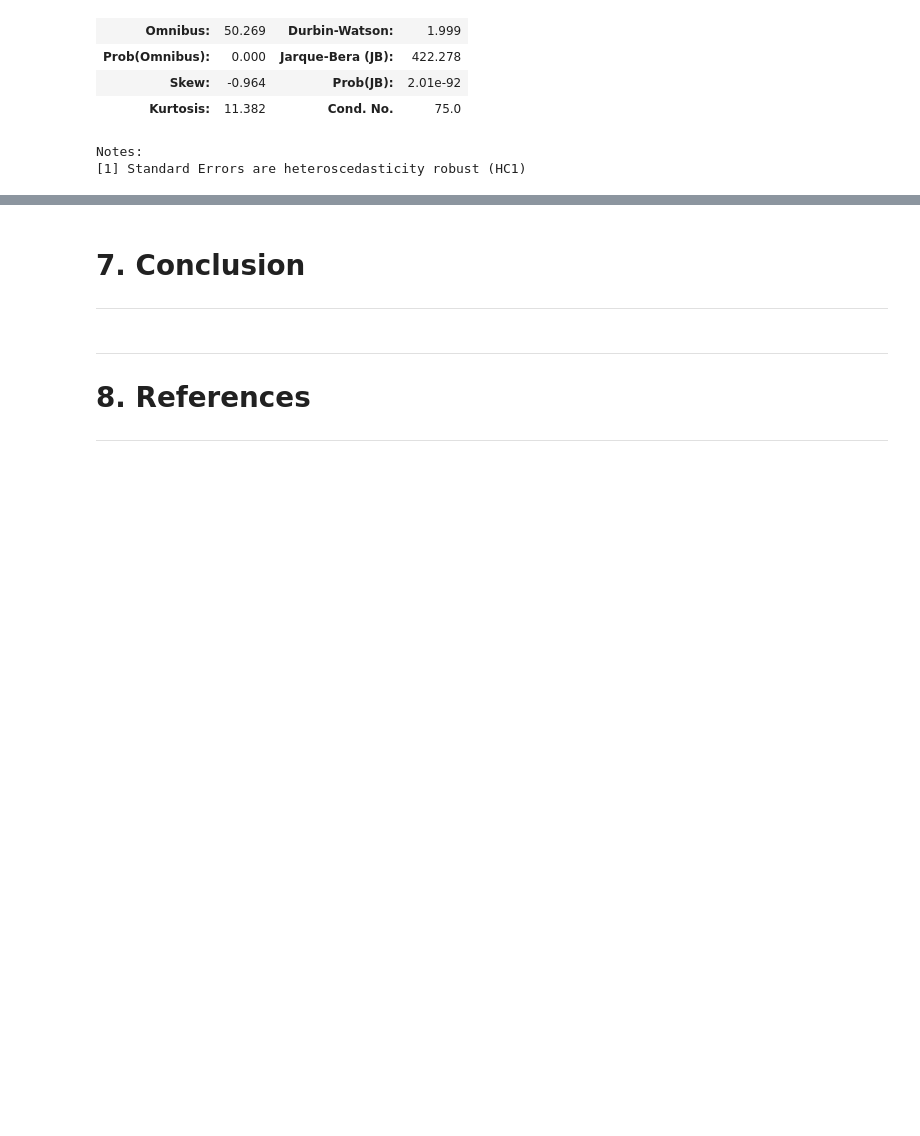
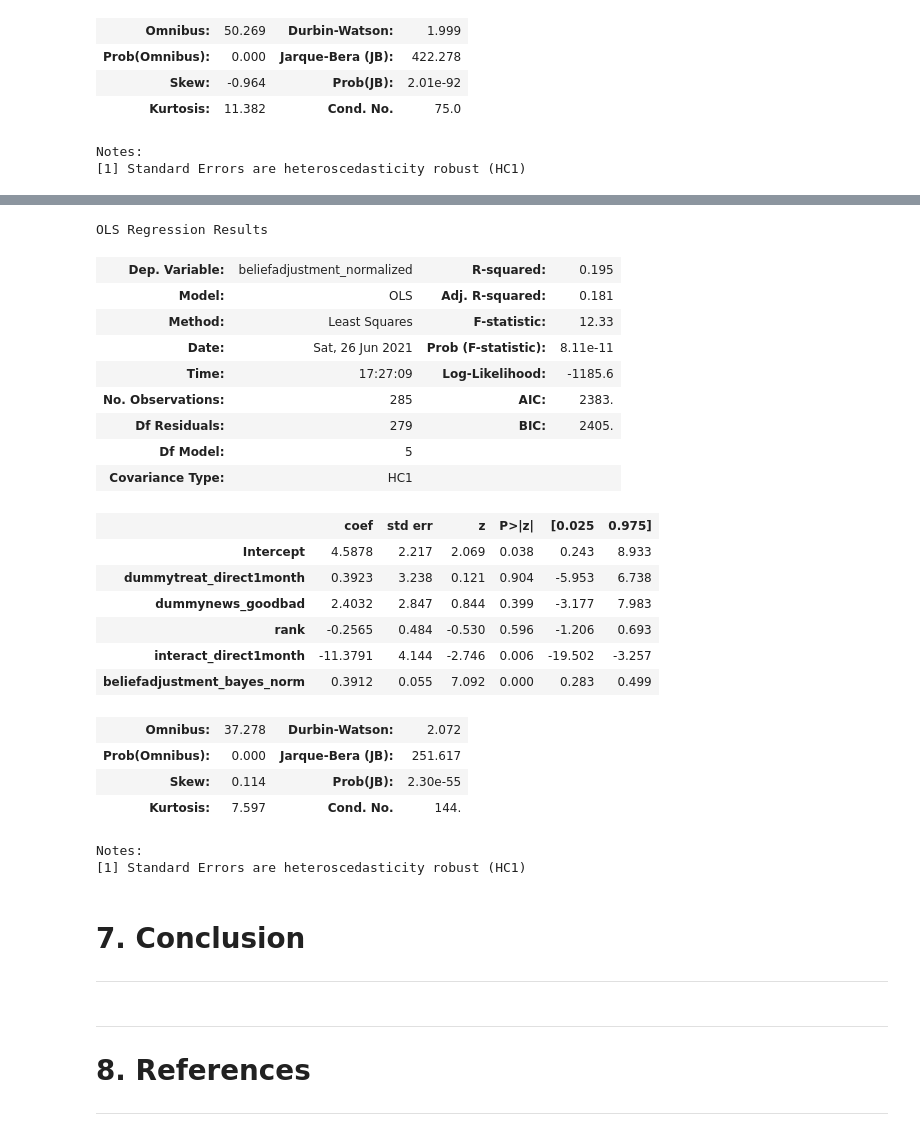
Before and after one commit to aysuavci/ose-data-science-course-project-aysuavci, a Jupyter notebook: project_notebook.ipynb, the cells around one changed output, grey strips where cells are left out. Drawn from its saved outputs; the diff is of its cells as text; code cells hidden in the pictures; blank space fills up the shorter version.

```diff
--- a/project_notebook.ipynb
+++ b/project_notebook.ipynb
@@ -643,3 +724,32 @@ Notes:
+# %%
+#Reg 6 Belief
+model_ols = smf.ols(formula= "beliefadjustment_normalized ~ dummytreat_direct1month + dummynews_goodbad + rank + interact_direct1month + beliefadjustment_bayes_norm", data=df)
+rslt = model_ols.fit(cov_type='HC1')
+rslt.summary()
+# %% [output]
+OLS Regression Results
+| Dep. Variable: | beliefadjustment_normalized | R-squared: | 0.195 |
+| Model: | OLS | Adj. R-squared: | 0.181 |
+| Method: | Least Squares | F-statistic: | 12.33 |
+| Date: | Sat, 26 Jun 2021 | Prob (F-statistic): | 8.11e-11 |
+| Time: | 17:27:09 | Log-Likelihood: | -1185.6 |
+| No. Observations: | 285 | AIC: | 2383. |
+| Df Residuals: | 279 | BIC: | 2405. |
+| Df Model: | 5 |  |  |
+| Covariance Type: | HC1 |  |  |
+|  | coef | std err | z | P>|z| | [0.025 | 0.975] |
+| Intercept | 4.5878 | 2.217 | 2.069 | 0.038 | 0.243 | 8.933 |
+| dummytreat_direct1month | 0.3923 | 3.238 | 0.121 | 0.904 | -5.953 | 6.738 |
+| dummynews_goodbad | 2.4032 | 2.847 | 0.844 | 0.399 | -3.177 | 7.983 |
+| rank | -0.2565 | 0.484 | -0.530 | 0.596 | -1.206 | 0.693 |
+| interact_direct1month | -11.3791 | 4.144 | -2.746 | 0.006 | -19.502 | -3.257 |
+| beliefadjustment_bayes_norm | 0.3912 | 0.055 | 7.092 | 0.000 | 0.283 | 0.499 |
+| Omnibus: | 37.278 | Durbin-Watson: | 2.072 |
+| Prob(Omnibus): | 0.000 | Jarque-Bera (JB): | 251.617 |
+| Skew: | 0.114 | Prob(JB): | 2.30e-55 |
+| Kurtosis: | 7.597 | Cond. No. | 144. |
+Notes:
+[1] Standard Errors are heteroscedasticity robust (HC1)
 # %% [markdown]
 # 7. Conclusion
 ---
```
Also changed, not shown: parts of 5 cells of this notebook.
